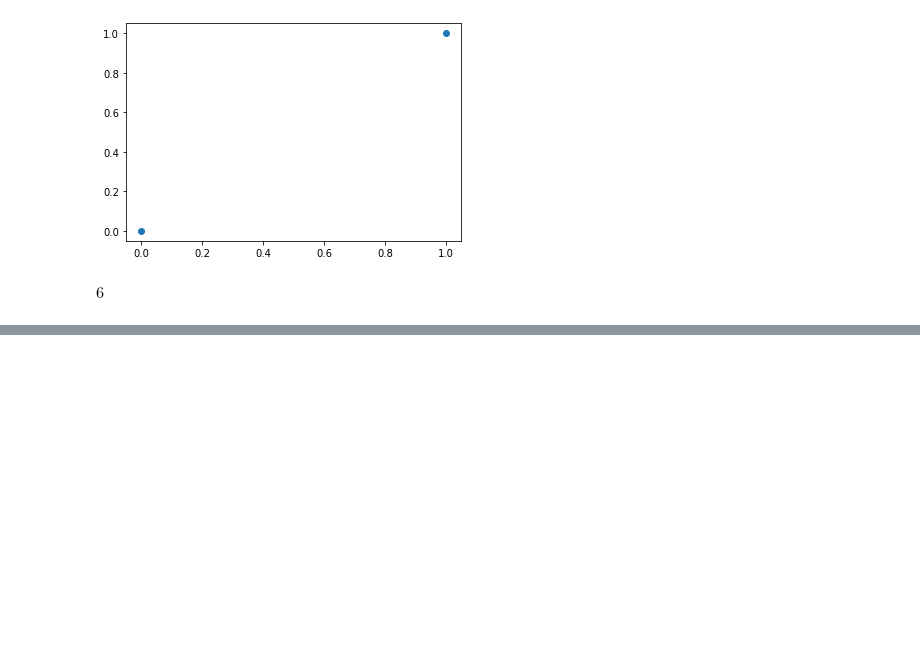
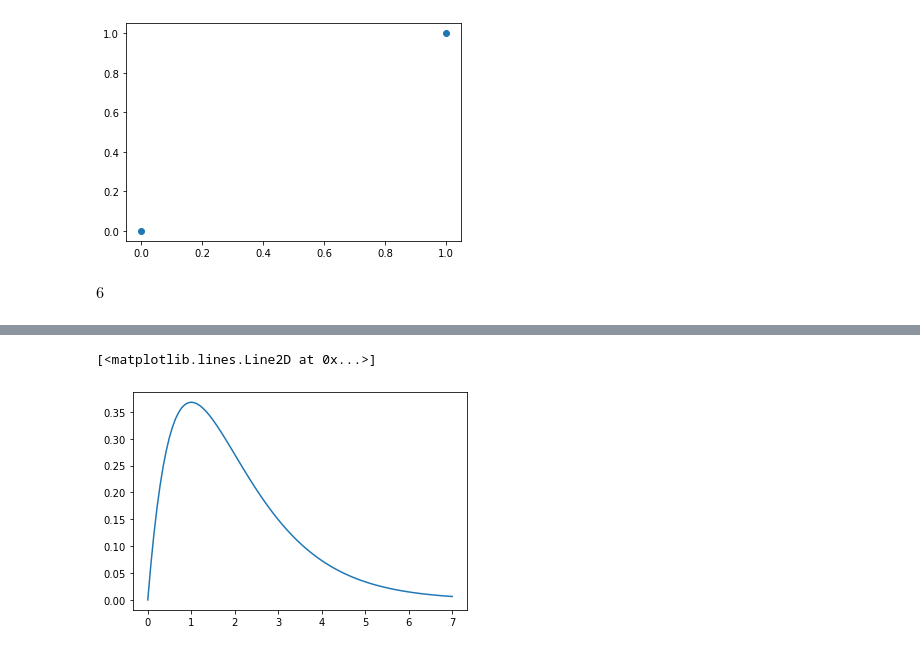
Before and after one commit to ChouHor/control_sim, a Jupyter notebook: jupyter/control-sim-Copy1.ipynb, the cells around one changed output, grey strips where cells are left out. Cells and saved outputs as stored; diff of their text form; code cells hidden in the pictures; blank space fills up the shorter version.

```diff
--- a/jupyter/control-sim-Copy1.ipynb
+++ b/jupyter/control-sim-Copy1.ipynb
@@ -435,0 +474,9 @@ array([0, 6, 12, 18], dtype=object)
+# %%
+from scipy import signal
+system = ([1.0], [1.0, 2.0, 1.0])
+t, y = signal.impulse(system)
+import matplotlib.pyplot as plt
+plt.plot(t, y)
+# %% [output]
+[<matplotlib.lines.Line2D at 0x...>]
+[figure, added]
```
Also changed, not shown: parts of 3 cells of this notebook, 9 other files.
